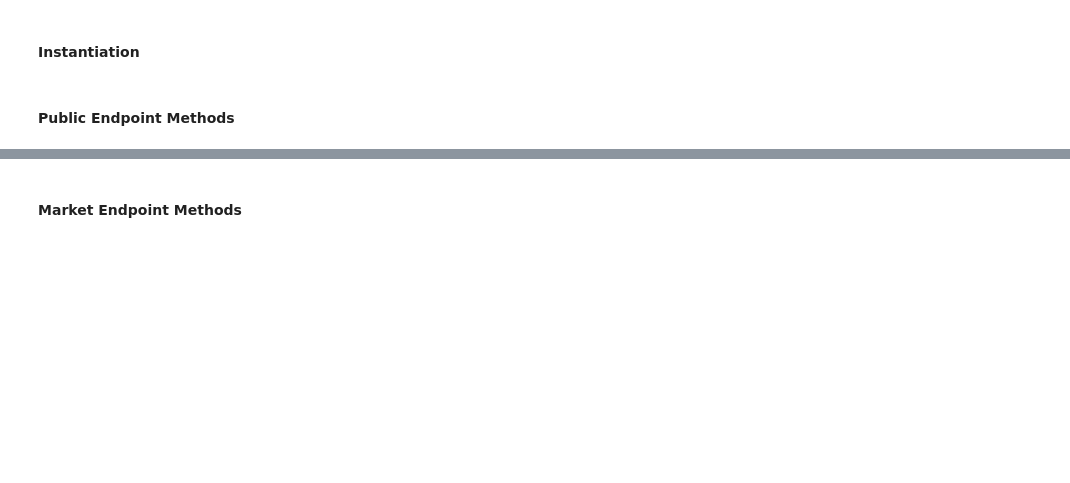
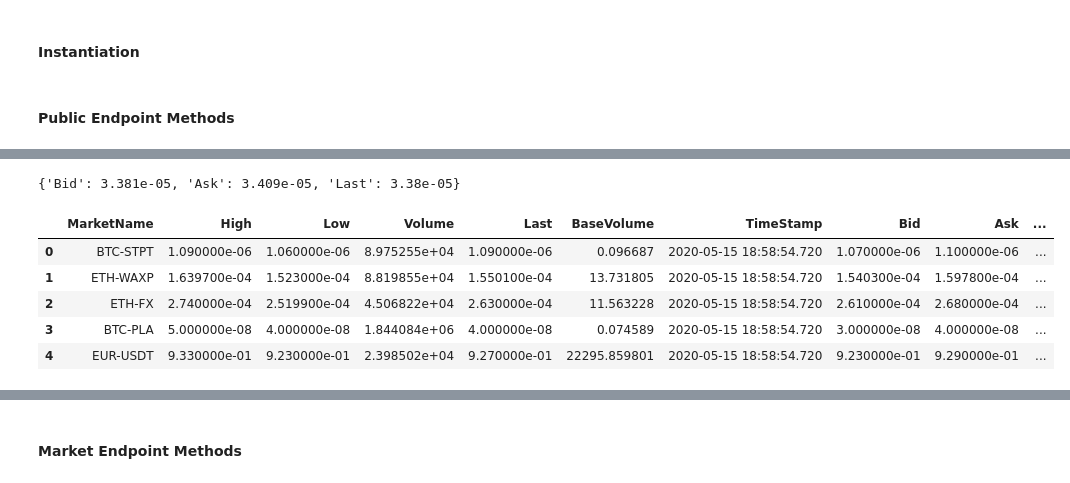
Before and after one commit to Distortedlogic/ionomy-python, a Jupyter notebook: docs/source/notebooks/bitpanda.ipynb, the cells around one changed output, grey strips where cells are left out. Cells and saved outputs as stored; diff of their text form; code cells hidden in the pictures; blank space fills up the shorter version.

```diff
--- a/docs/source/notebooks/bitpanda.ipynb
+++ b/docs/source/notebooks/bitpanda.ipynb
@@ -13,6 +13,6 @@ TIME = 'day'
 # %% [markdown]
 #### Instantiation
 # %%
-bt = BitPanda(config('TREX_KEY'), config('TREX_SECRET'))
+bp = BitPanda(config('TREX_KEY'), config('TREX_SECRET'))
 # %% [markdown]
 #### Public Endpoint Methods
@@ -23,2 +39,4 @@ currencies = bt.currencies()
 # %%
-ticker = bt.ticker(MARKET)
+bp.ticker(MARKET)
+# %% [output]
+{'Bid': 3.381e-05, 'Ask': 3.409e-05, 'Last': 3.38e-05}
@@ -27 +43,11 @@ market_summaries = bt.market_summaries()
+# %%
+market_summaries_pd = bp.market_summaries()
+market_summaries_pd.head()
+# %% [output]
+|  | MarketName | High | Low | Volume | Last | BaseVolume | TimeStamp | Bid | Ask | ... |
+| 0 | BTC-STPT | 1.090000e-06 | 1.060000e-06 | 8.975255e+04 | 1.090000e-06 | 0.096687 | 2020-05-15 18:58:54.720 | 1.070000e-06 | 1.100000e-06 | ... |
+| 1 | ETH-WAXP | 1.639700e-04 | 1.523000e-04 | 8.819855e+04 | 1.550100e-04 | 13.731805 | 2020-05-15 18:58:54.720 | 1.540300e-04 | 1.597800e-04 | ... |
+| 2 | ETH-FX | 2.740000e-04 | 2.519900e-04 | 4.506822e+04 | 2.630000e-04 | 11.563228 | 2020-05-15 18:58:54.720 | 2.610000e-04 | 2.680000e-04 | ... |
+| 3 | BTC-PLA | 5.000000e-08 | 4.000000e-08 | 1.844084e+06 | 4.000000e-08 | 0.074589 | 2020-05-15 18:58:54.720 | 3.000000e-08 | 4.000000e-08 | ... |
+| 4 | EUR-USDT | 9.330000e-01 | 9.230000e-01 | 2.398502e+04 | 9.270000e-01 | 22295.859801 | 2020-05-15 18:58:54.720 | 9.230000e-01 | 9.290000e-01 | ... |
 # %%
```
Also changed, not shown: parts of 22 cells of this notebook.
